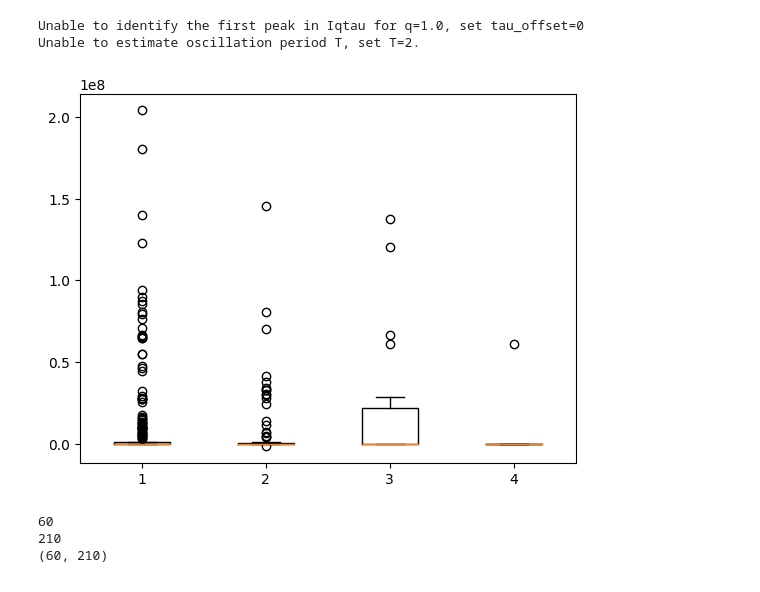
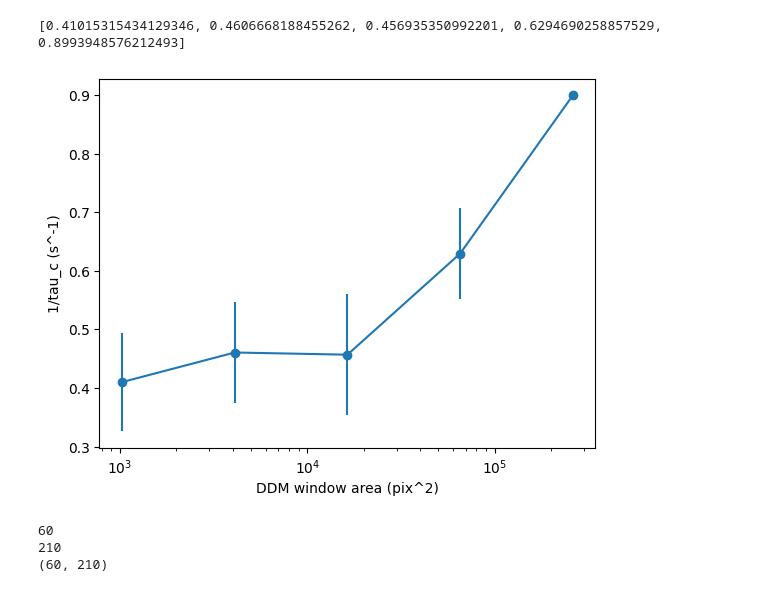
Before and after one commit to zhangyuyi99/cuda_multiDDM, a Jupyter notebook: plotting/plot_with_lambda.ipynb, the cells around one changed output. Drawn from its saved outputs; the diff is of its cells as text; code cells hidden in the pictures.

```diff
--- a/plotting/plot_with_lambda.ipynb
+++ b/plotting/plot_with_lambda.ipynb
@@ -252,7 +247,8 @@ directoryname ="/cicutagroup/yz655/cuda_run_result/drone_even_lambda/compressed_
 analyse_video_result_folder(directoryname)
 # %%
 %%capture
-directoryname ="/cicutagroup/yz655/cuda_run_result/drone_even_lambda/"
+# directoryname ="/cicutagroup/yz655/cuda_run_result/drone_even_lambda/"
+directoryname ="/cicutagroup/yz655/cuda_run_result/nott_2power_lambda/"
 # analyse_video_result_folder(directoryname)
 
 directory = os.fsencode(directoryname)
@@ -262,46 +258,66 @@ result_list = []
 for folder in os.listdir(directory):
     folder=directoryname+folder.decode("utf-8")+'/'
     analyse_video_result_folder(folder)
-# %% [output]
-Unable to identify the first peak in Iqtau for q=1.0, set tau_offset=0
-Unable to estimate oscillation period T, set T=2.
 # %%
 #Read json result file
-directoryname ="/cicutagroup/yz655/cuda_run_result/drone/compressed_fps10_gray_DJI_0050/"
+# directoryname ="/cicutagroup/yz655/cuda_run_result/drone/compressed_fps10_gray_DJI_0050/"
+# directoryname ="/cicutagroup/yz655/cuda_run_result/nott_2power_lambda/compressed_fps10_WinterWheat1_2022-07-25-135901-0000/"
+directoryname ="/cicutagroup/yz655/cuda_run_result/drone_even_lambda/compressed_fps10_gray_DJI_0052/"
 result_path = directoryname+'result.txt'
 
 # reading the data from the file
 with open(result_path) as f:
     data = [json.loads(line) for line in f]
     # print(data)
 
 # print("Data type before reconstruction : ", type(data))
 
 tauc_dict={}
 
-# [q_value, A, v, x_c, B, C, y_fit_error2, y_fit_error2_per]
+# [lambda_value, A, v, x_c, B, C, y_fit_error2, y_fit_error2_per]
+lambda_value = 32
 
+tauc_max = 100
+tauc_min = 1
 for d in data:
     # if fit error percentage is less than threshold
     for fit in d['fit_result_arr']:
-        if fit[-1]!=None and fit[-1]<=0.002:
+        if fit[-1]!=None and fit[-1]<=0.002 and fit[0]==lambda_value and fit[3]<=tauc_max and fit[3]>=tauc_min:
             key = d['scale']
+            tauc = 1/fit[3]
             if key not in tauc_dict:
-                tauc_dict[key] = [fit[2]]
+                tauc_dict[key] = [tauc]
             else:
-                tauc_dict[key].append(fit[2])
+                tauc_dict[key].append(tauc)
 
 tauc_dict = dict(sorted(tauc_dict.items()))
-value = tauc_dict.values()
-# fig = plt.figure(figsize =(10, 7))
+value = list(tauc_dict.values())
+error = []
+mean = []
+for v in value:
+    mean.append(np.mean(v))
+    error.append(np.var(v))
+
+print(mean)
+scale_vector = np.fromiter(tauc_dict.keys(), dtype=int)
+# print(value)
 
 # Creating plot
-plt.boxplot(value)
+scale2_vector = np.power(scale_vector, 2) # Effectively y = x**2
 
+plt.errorbar(scale2_vector, mean, error, fmt='-o')
+# plt.boxplot(value,positions=scale2_vector)
+plt.xscale('log')
+# plt.xlim(1e1,1e4)
+plt.xlabel('DDM window area (pix^2)')
+plt.ylabel('1/tau_c (s^-1)')
 # show plot
+plt.savefig(directoryname+'1_tauc_box_size_plot'+'.jpg', bbox_inches='tight')
 plt.show()
+plt.close()
 # %% [output]
+[0.41015315434129346, 0.4606668188455262, 0.456935350992201, 0.6294690258857529, 0.8993948576212493]
-[figure, old version]
+[figure, new version]
 # %%
 def plot_Iqtau_heatmap(q_vector, tau_vector, Iqtau_mat, row, col, count, axarr):
 
```
Also changed, not shown: parts of 5 cells of this notebook, 5 other files.
